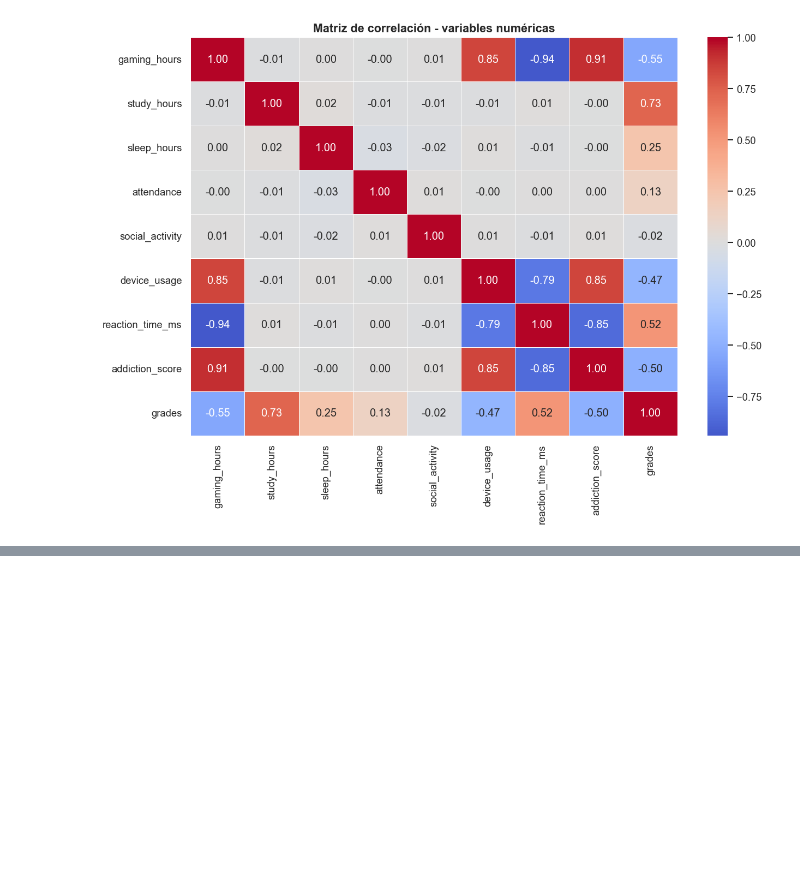
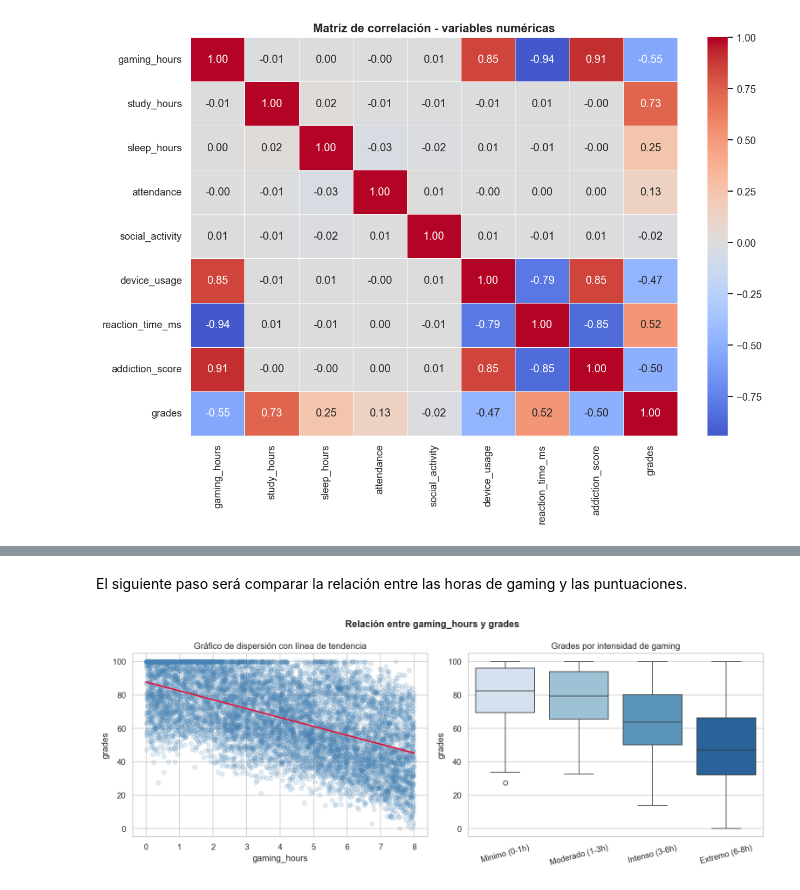
Before and after one commit to alegonzjur/GamingAcademicPerformance, a Jupyter notebook: 02_eda.ipynb, the cells around one changed output, grey strips where cells are left out. Saved outputs shown, nothing was run; the diff lists cells and outputs as text; code cells hidden in the pictures; blank space fills up the shorter version.

```diff
--- a/02_eda.ipynb
+++ b/02_eda.ipynb
@@ -230,0 +237,23 @@ plt.show()
+# %% [markdown]
+El siguiente paso será comparar la relación entre las horas de gaming y las puntuaciones.
+# %%
+# Configuración del gráfico.
+fig, axes = plt.subplots(nrows=1, ncols=2, figsize=(13,5))
+fig.suptitle('Relación entre gaming_hours y grades', fontsize=13, fontweight='bold')
+
+# Scatterplot con línea de tendencia.
+sns.regplot(data=df, x='gaming_hours', y='grades', ax=axes[0], scatter_kws={'alpha':0.15, 'color':'steelblue'}, line_kws={'color':'crimson', 'linewidth':2})
+axes[0].set_title('Gráfico de dispersión con línea de tendencia')
+
+# Boxplot con gaming_intensity.
+sns.boxplot(data=df, x='gaming_intensity', y='grades', ax=axes[1], palette='Blues', order=df['gaming_intensity'].cat.categories)
+axes[1].set_title('Grades por intensidad de gaming')
+axes[1].set_xlabel('')
+axes[1].tick_params(axis='x', rotation=15)
+
+# Mostrar graficos.
+plt.tight_layout()
+plt.savefig('./img/fig_gaming_hours_grades.png', dpi=120, bbox_inches='tight')
+plt.show()
+# %% [output]
+[figure, added]
```
Also changed, not shown: parts of 17 cells of this notebook, 6 other files.
